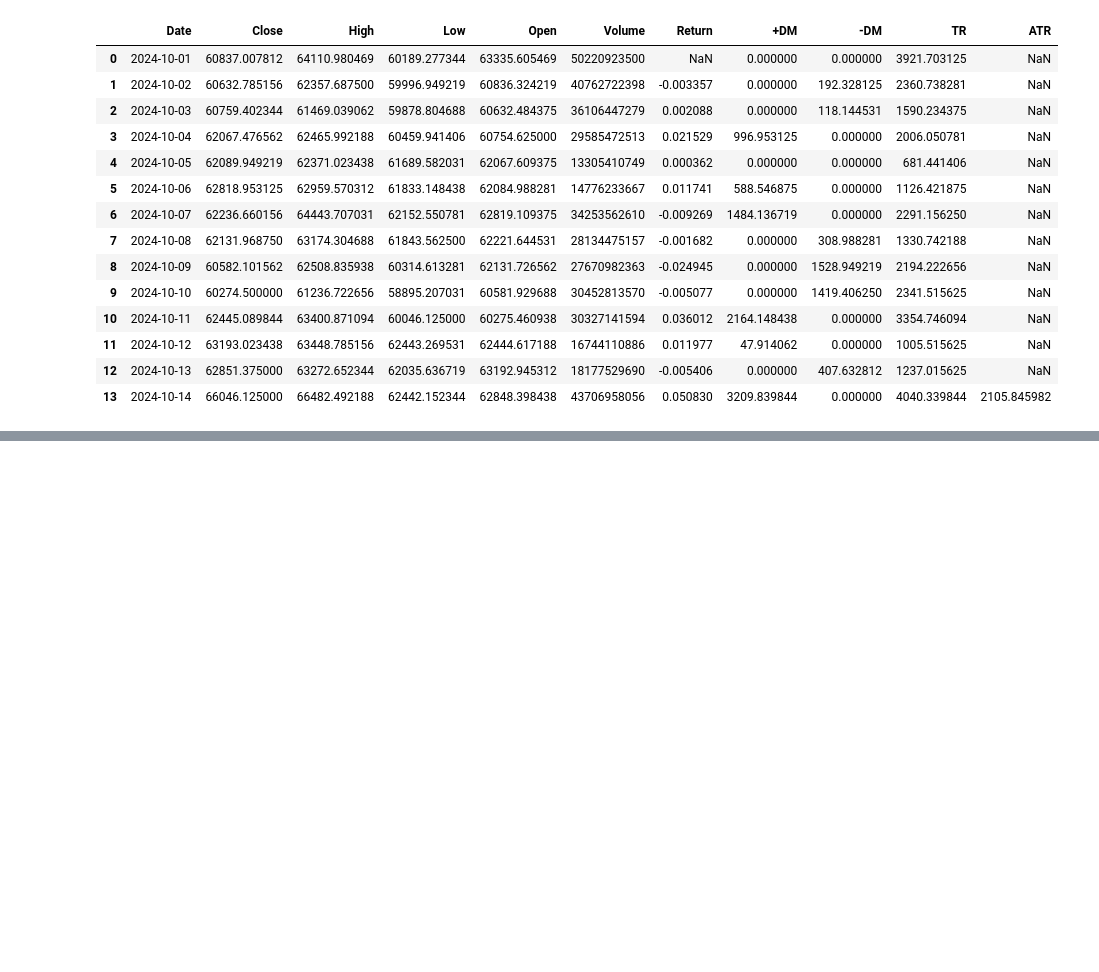
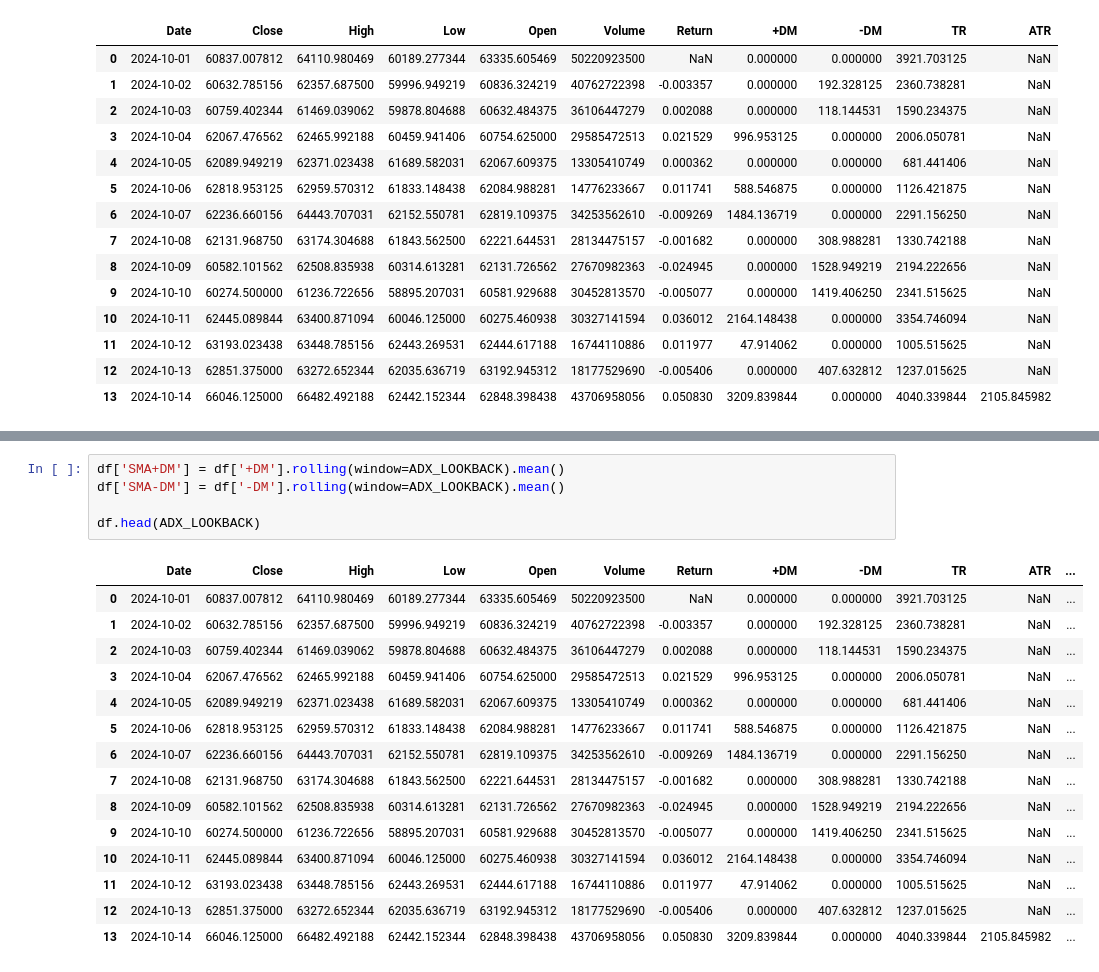
Before and after one commit to AminFiroozi/TA-HW3, a Jupyter notebook: HW3-401521471-AminFiroozi.ipynb, the cells around one changed output, grey strips where cells are left out. Saved outputs shown, nothing was run; the diff lists cells and outputs as text; blank space fills up the shorter version.

```diff
--- a/HW3-401521471-AminFiroozi.ipynb
+++ b/HW3-401521471-AminFiroozi.ipynb
@@ -159,0 +165,21 @@ df.head(ADX_LOOKBACK)
+# %%
+df['SMA+DM'] = df['+DM'].rolling(window=ADX_LOOKBACK).mean()
+df['SMA-DM'] = df['-DM'].rolling(window=ADX_LOOKBACK).mean()
+
+df.head(ADX_LOOKBACK)
+# %% [output]
+|  | Date | Close | High | Low | Open | Volume | Return | +DM | -DM | TR | ATR | ... |
+| 0 | 2024-10-01 | 60837.007812 | 64110.980469 | 60189.277344 | 63335.605469 | 50220923500 | NaN | 0.000000 | 0.000000 | 3921.703125 | NaN | ... |
+| 1 | 2024-10-02 | 60632.785156 | 62357.687500 | 59996.949219 | 60836.324219 | 40762722398 | -0.003357 | 0.000000 | 192.328125 | 2360.738281 | NaN | ... |
+| 2 | 2024-10-03 | 60759.402344 | 61469.039062 | 59878.804688 | 60632.484375 | 36106447279 | 0.002088 | 0.000000 | 118.144531 | 1590.234375 | NaN | ... |
+| 3 | 2024-10-04 | 62067.476562 | 62465.992188 | 60459.941406 | 60754.625000 | 29585472513 | 0.021529 | 996.953125 | 0.000000 | 2006.050781 | NaN | ... |
+| 4 | 2024-10-05 | 62089.949219 | 62371.023438 | 61689.582031 | 62067.609375 | 13305410749 | 0.000362 | 0.000000 | 0.000000 | 681.441406 | NaN | ... |
+| 5 | 2024-10-06 | 62818.953125 | 62959.570312 | 61833.148438 | 62084.988281 | 14776233667 | 0.011741 | 588.546875 | 0.000000 | 1126.421875 | NaN | ... |
+| 6 | 2024-10-07 | 62236.660156 | 64443.707031 | 62152.550781 | 62819.109375 | 34253562610 | -0.009269 | 1484.136719 | 0.000000 | 2291.156250 | NaN | ... |
+| 7 | 2024-10-08 | 62131.968750 | 63174.304688 | 61843.562500 | 62221.644531 | 28134475157 | -0.001682 | 0.000000 | 308.988281 | 1330.742188 | NaN | ... |
+| 8 | 2024-10-09 | 60582.101562 | 62508.835938 | 60314.613281 | 62131.726562 | 27670982363 | -0.024945 | 0.000000 | 1528.949219 | 2194.222656 | NaN | ... |
+| 9 | 2024-10-10 | 60274.500000 | 61236.722656 | 58895.207031 | 60581.929688 | 30452813570 | -0.005077 | 0.000000 | 1419.406250 | 2341.515625 | NaN | ... |
+| 10 | 2024-10-11 | 62445.089844 | 63400.871094 | 60046.125000 | 60275.460938 | 30327141594 | 0.036012 | 2164.148438 | 0.000000 | 3354.746094 | NaN | ... |
+| 11 | 2024-10-12 | 63193.023438 | 63448.785156 | 62443.269531 | 62444.617188 | 16744110886 | 0.011977 | 47.914062 | 0.000000 | 1005.515625 | NaN | ... |
+| 12 | 2024-10-13 | 62851.375000 | 63272.652344 | 62035.636719 | 63192.945312 | 18177529690 | -0.005406 | 0.000000 | 407.632812 | 1237.015625 | NaN | ... |
+| 13 | 2024-10-14 | 66046.125000 | 66482.492188 | 62442.152344 | 62848.398438 | 43706958056 | 0.050830 | 3209.839844 | 0.000000 | 4040.339844 | 2105.845982 | ... |
```
Also changed, not shown: parts of 1 cell of this notebook.
